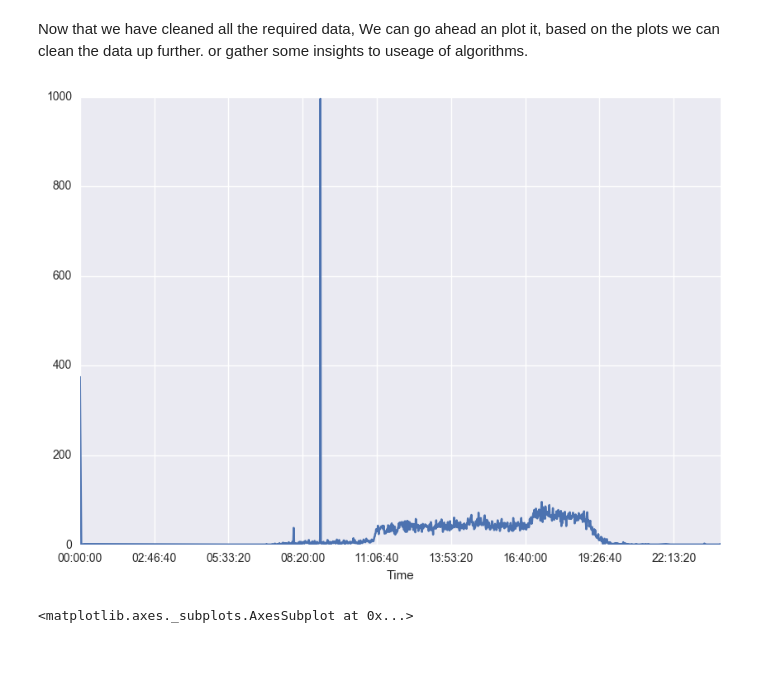
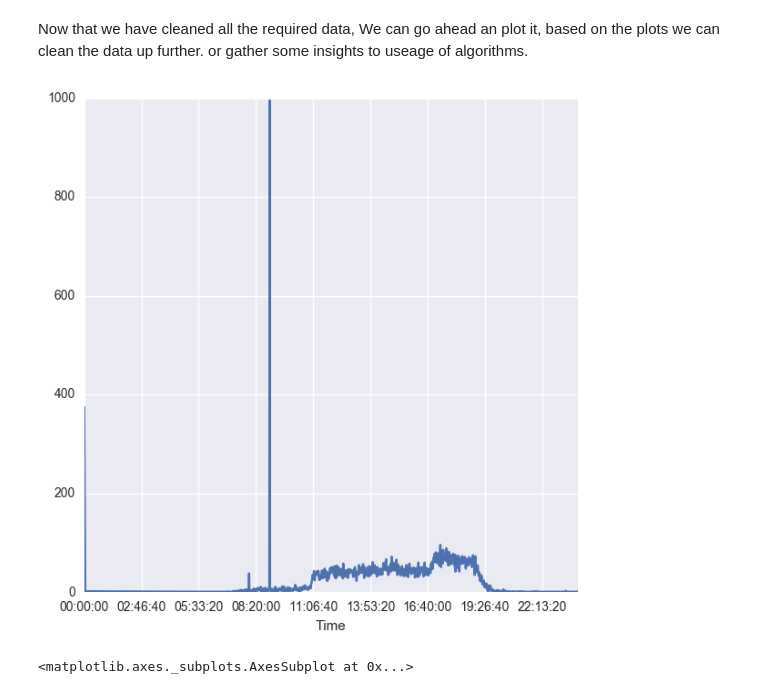
Before and after one commit to GauriP/machine-learning, a Jupyter notebook: projects/capstone/CapstoneProject - Animal Shelter Outcomes.ipynb, the cells around one changed output. Cells and saved outputs as stored; diff of their text form; code cells hidden in the pictures; blank space fills up the shorter version.

Commit message:
Updated Data visualisation section

```diff
--- a/projects/capstone/CapstoneProject - Animal Shelter Outcomes.ipynb
+++ b/projects/capstone/CapstoneProject - Animal Shelter Outcomes.ipynb
@@ -286,14 +286,14 @@ Now that we have cleaned all the required data, We can go ahead an plot it, base
 # %%
 
 import seaborn as sns
 %matplotlib inline
-TimePlot = plt.figure(figsize = (10,7))
+TimePlot = plt.figure(figsize = (7,7))
 time  = ndf['Time']
 time = time.groupby(time).count()
 time.plot()
 TimePlot.savefig("TimePlot.png")
 # %% [output]
-[figure, old version]
+[figure, new version]
 # %%
 plt.figure(figsize=(10,10))
 sns.countplot(x='Time', data =ndf, hue='OutcomeType')
```
Also changed, not shown: parts of 1 cell of this notebook, 3 other files.
